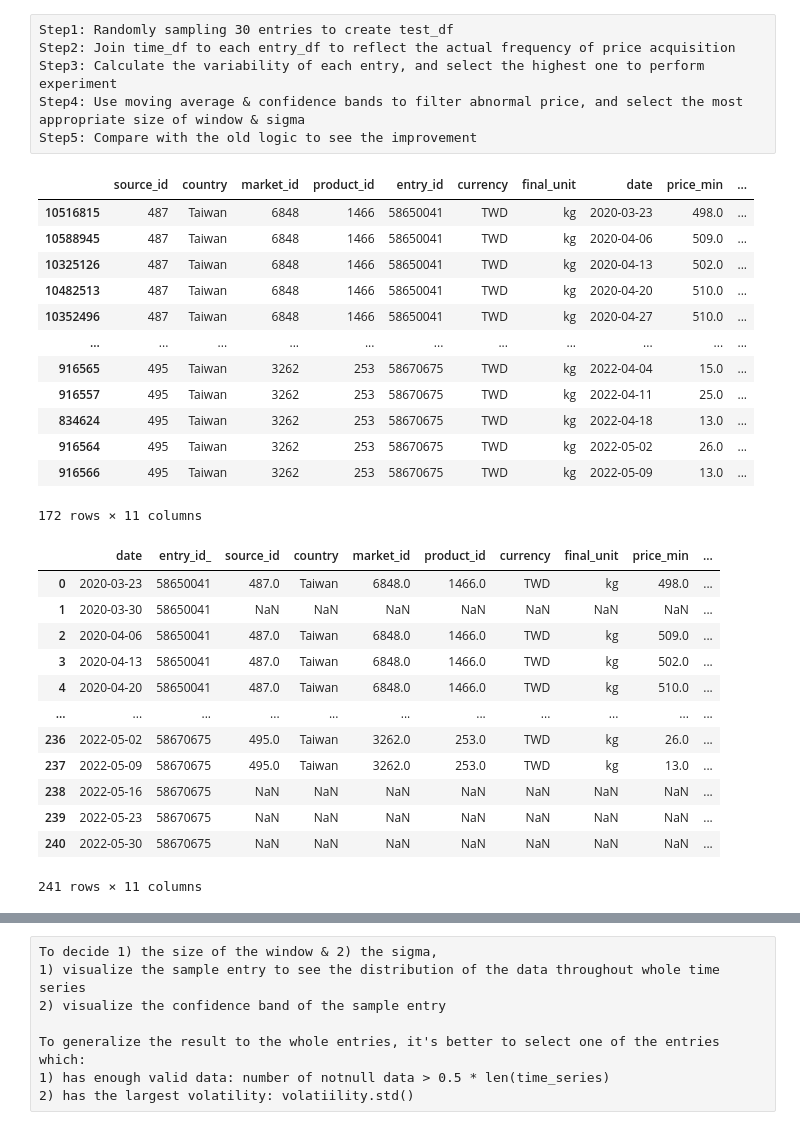
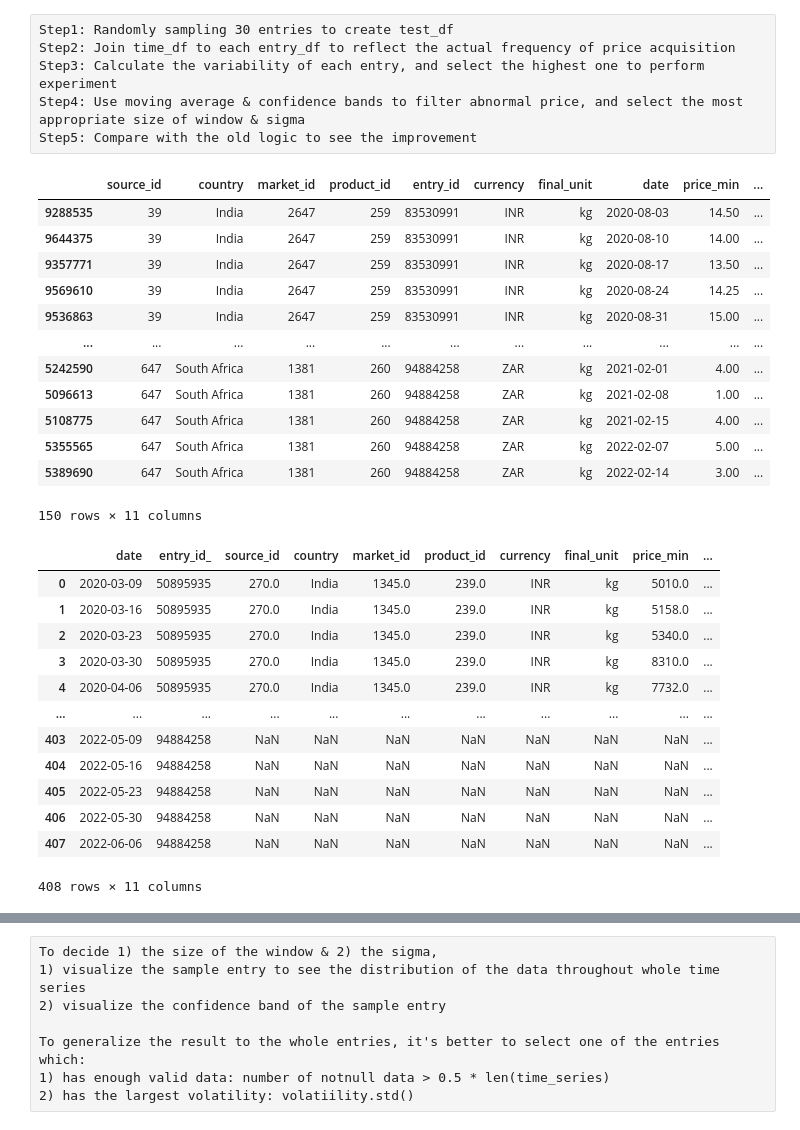
Before and after one commit to eungizoa/dataAnal, a Jupyter notebook: PriceAlarmEnhancement_Alarm1_2_ver.1.0.ipynb, the cells around one changed output, grey strips where cells are left out. Cells and saved outputs as stored; diff of their text form; code cells hidden in the pictures.

```diff
--- a/PriceAlarmEnhancement_Alarm1_2_ver.1.0.ipynb
+++ b/PriceAlarmEnhancement_Alarm1_2_ver.1.0.ipynb
@@ -38,37 +38,37 @@ Step3: Calculate the variability of each entry, and select the highest one to pe
 Step4: Use moving average & confidence bands to filter abnormal price, and select the most appropriate size of window & sigma
 Step5: Compare with the old logic to see the improvement
 # %%
-# entry_lst = np.sort(df_raw['entry_id'].unique())
-# np.random.seed(0)
-# sample_entry = np.random.choice(entry_lst, 100)
-sample_entry = [58650041, 58670675]
+entry_lst = np.sort(df_raw['entry_id'].unique())
+np.random.seed(0)
+sample_entry = np.random.choice(entry_lst, 2)
+sample_entry = [92950916, 94884258, 83530991, 50895935]
 
 # test_df = sample_entry dataframe - before time_df join
 test_df = df_raw.loc[df_raw['entry_id'].isin(sample_entry)].sort_values(
     by = ['source_id', 'market_id', 'entry_id', 'date']).copy()
 test_df['date'] = pd.to_datetime(test_df['date'])
 test_df
 # %% [output]
 |  | source_id | country | market_id | product_id | entry_id | currency | final_unit | date | price_min | ... |
-| 10516815 | 487 | Taiwan | 6848 | 1466 | 58650041 | TWD | kg | 2020-03-23 | 498.0 | ... |
-| 10588945 | 487 | Taiwan | 6848 | 1466 | 58650041 | TWD | kg | 2020-04-06 | 509.0 | ... |
-| 10325126 | 487 | Taiwan | 6848 | 1466 | 58650041 | TWD | kg | 2020-04-13 | 502.0 | ... |
-| 10482513 | 487 | Taiwan | 6848 | 1466 | 58650041 | TWD | kg | 2020-04-20 | 510.0 | ... |
-| 10352496 | 487 | Taiwan | 6848 | 1466 | 58650041 | TWD | kg | 2020-04-27 | 510.0 | ... |
+| 9288535 | 39 | India | 2647 | 259 | 83530991 | INR | kg | 2020-08-03 | 14.50 | ... |
+| 9644375 | 39 | India | 2647 | 259 | 83530991 | INR | kg | 2020-08-10 | 14.00 | ... |
+| 9357771 | 39 | India | 2647 | 259 | 83530991 | INR | kg | 2020-08-17 | 13.50 | ... |
+| 9569610 | 39 | India | 2647 | 259 | 83530991 | INR | kg | 2020-08-24 | 14.25 | ... |
+| 9536863 | 39 | India | 2647 | 259 | 83530991 | INR | kg | 2020-08-31 | 15.00 | ... |
 | ... | ... | ... | ... | ... | ... | ... | ... | ... | ... | ... |
-| 916565 | 495 | Taiwan | 3262 | 253 | 58670675 | TWD | kg | 2022-04-04 | 15.0 | ... |
-| 916557 | 495 | Taiwan | 3262 | 253 | 58670675 | TWD | kg | 2022-04-11 | 25.0 | ... |
-| 834624 | 495 | Taiwan | 3262 | 253 | 58670675 | TWD | kg | 2022-04-18 | 13.0 | ... |
-| 916564 | 495 | Taiwan | 3262 | 253 | 58670675 | TWD | kg | 2022-05-02 | 26.0 | ... |
-| 916566 | 495 | Taiwan | 3262 | 253 | 58670675 | TWD | kg | 2022-05-09 | 13.0 | ... |
+| 5242590 | 647 | South Africa | 1381 | 260 | 94884258 | ZAR | kg | 2021-02-01 | 4.00 | ... |
+| 5096613 | 647 | South Africa | 1381 | 260 | 94884258 | ZAR | kg | 2021-02-08 | 1.00 | ... |
+| 5108775 | 647 | South Africa | 1381 | 260 | 94884258 | ZAR | kg | 2021-02-15 | 4.00 | ... |
+| 5355565 | 647 | South Africa | 1381 | 260 | 94884258 | ZAR | kg | 2022-02-07 | 5.00 | ... |
+| 5389690 | 647 | South Africa | 1381 | 260 | 94884258 | ZAR | kg | 2022-02-14 | 3.00 | ... |
-172 rows × 11 columns
+150 rows × 11 columns
 # %%
 # W-MON date range from 2020 to 2022
 # Left Join Test DF and Time DF
 empty_df = pd.DataFrame()
 for entry in tqdm(sample_entry):
     entry_start = min(df_raw.loc[df_raw['entry_id'] == entry]['date'])
-    date_range = pd.date_range(entry_start, '2022-05-31', freq = 'W-MON')
+    date_range = pd.date_range(entry_start, '2022-06-06', freq = 'W-MON')
     time_df = pd.DataFrame({'date': date_range})
 
     time_df['entry_id_'] = entry
@@ -83,18 +83,18 @@ df.set_index(np.arange(len(df)), inplace=True)
 df
 # %% [output]
 |  | date | entry_id_ | source_id | country | market_id | product_id | currency | final_unit | price_min | ... |
-| 0 | 2020-03-23 | 58650041 | 487.0 | Taiwan | 6848.0 | 1466.0 | TWD | kg | 498.0 | ... |
-| 1 | 2020-03-30 | 58650041 | NaN | NaN | NaN | NaN | NaN | NaN | NaN | ... |
-| 2 | 2020-04-06 | 58650041 | 487.0 | Taiwan | 6848.0 | 1466.0 | TWD | kg | 509.0 | ... |
-| 3 | 2020-04-13 | 58650041 | 487.0 | Taiwan | 6848.0 | 1466.0 | TWD | kg | 502.0 | ... |
-| 4 | 2020-04-20 | 58650041 | 487.0 | Taiwan | 6848.0 | 1466.0 | TWD | kg | 510.0 | ... |
+| 0 | 2020-03-09 | 50895935 | 270.0 | India | 1345.0 | 239.0 | INR | kg | 5010.0 | ... |
+| 1 | 2020-03-16 | 50895935 | 270.0 | India | 1345.0 | 239.0 | INR | kg | 5158.0 | ... |
+| 2 | 2020-03-23 | 50895935 | 270.0 | India | 1345.0 | 239.0 | INR | kg | 5340.0 | ... |
+| 3 | 2020-03-30 | 50895935 | 270.0 | India | 1345.0 | 239.0 | INR | kg | 8310.0 | ... |
+| 4 | 2020-04-06 | 50895935 | 270.0 | India | 1345.0 | 239.0 | INR | kg | 7732.0 | ... |
 | ... | ... | ... | ... | ... | ... | ... | ... | ... | ... | ... |
-| 236 | 2022-05-02 | 58670675 | 495.0 | Taiwan | 3262.0 | 253.0 | TWD | kg | 26.0 | ... |
-| 237 | 2022-05-09 | 58670675 | 495.0 | Taiwan | 3262.0 | 253.0 | TWD | kg | 13.0 | ... |
-| 238 | 2022-05-16 | 58670675 | NaN | NaN | NaN | NaN | NaN | NaN | NaN | ... |
-| 239 | 2022-05-23 | 58670675 | NaN | NaN | NaN | NaN | NaN | NaN | NaN | ... |
-| 240 | 2022-05-30 | 58670675 | NaN | NaN | NaN | NaN | NaN | NaN | NaN | ... |
+| 403 | 2022-05-09 | 94884258 | NaN | NaN | NaN | NaN | NaN | NaN | NaN | ... |
+| 404 | 2022-05-16 | 94884258 | NaN | NaN | NaN | NaN | NaN | NaN | NaN | ... |
+| 405 | 2022-05-23 | 94884258 | NaN | NaN | NaN | NaN | NaN | NaN | NaN | ... |
+| 406 | 2022-05-30 | 94884258 | NaN | NaN | NaN | NaN | NaN | NaN | NaN | ... |
+| 407 | 2022-06-06 | 94884258 | NaN | NaN | NaN | NaN | NaN | NaN | NaN | ... |
-241 rows × 11 columns
+408 rows × 11 columns
 # %%
 # Initialize a stats dataframe
 df_stats = df[['date', 'entry_id_', 'product_id', 'price_avg']]
```
Also changed, not shown: parts of 8 cells of this notebook, 2 other files.
